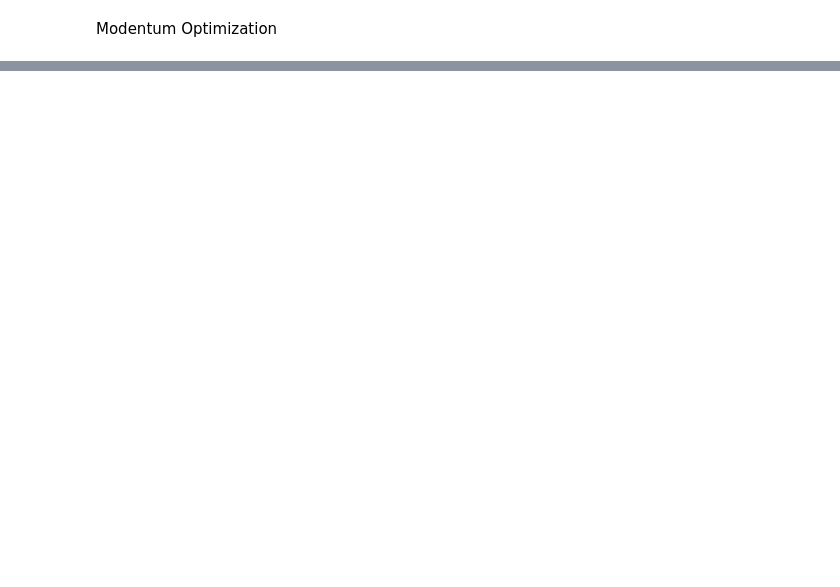
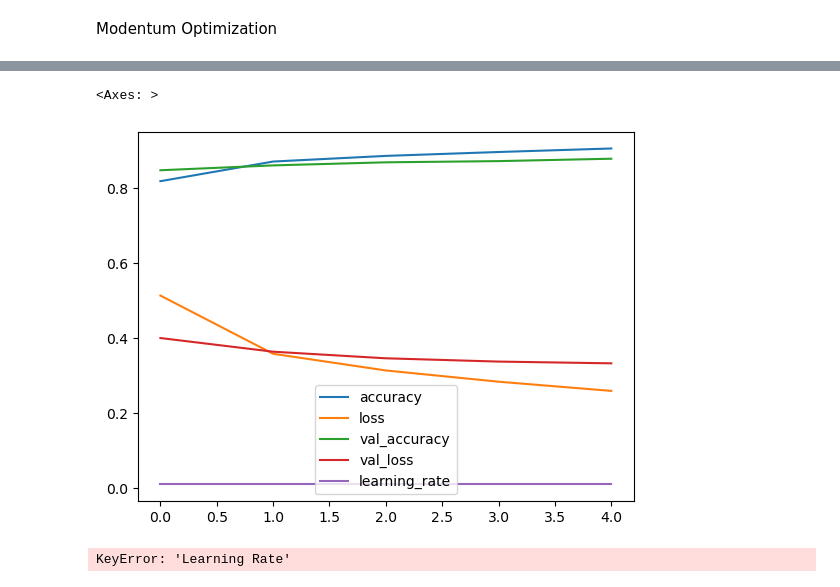
Before and after one commit to nanpiyaporn/641ABI, a Jupyter notebook: Topic 5_ANN/3_train_NN_Piyaporn.ipynb, the cells around one changed output, grey strips where cells are left out. Saved outputs shown, nothing was run; the diff lists cells and outputs as text; code cells hidden in the pictures; blank space fills up the shorter version.

```diff
--- a/Topic 5_ANN/3_train_NN_Piyaporn.ipynb
+++ b/Topic 5_ANN/3_train_NN_Piyaporn.ipynb
@@ -228,0 +237,22 @@ NameError: name 'build_and_train_model' is not defined
+# %%
+## Performance Scheduling
+lr0 = 0.01
+tf.random.set_seed(2024)
+model = tf.keras.models.Sequential([
+    tf.keras.layers.Flatten(input_shape=[28, 28]),
+    tf.keras.layers.Dense(300, activation="relu", kernel_initializer="he_normal"),
+    tf.keras.layers.Dense(200, activation="relu", kernel_initializer="he_normal"),
+    tf.keras.layers.Dense(100, activation="relu", kernel_initializer="he_normal"),
+    tf.keras.layers.Dense(10, activation="softmax")
+])
+
+optimizer = tf.keras.optimizers.SGD(learning_rate=lr0)
+model.compile(
+    loss="sparse_categorical_crossentropy",
+    optimizer=optimizer,
+    metrics=["accuracy"]
+)
+
+lr_scheduler = tf.keras.callbacks.ReduceLROnPlateau(factor=0.5, patience=5)
+
+history = model.fit(X_train_scaled, y_train, epochs=5, validation_data=(X_valid_scaled, y_valid), callbacks=[lr_scheduler])
@@ -228,0 +270,9 @@ NameError: name 'build_and_train_model' is not defined
+# %%
+pd.DataFrame(history.history).plot()
+# %% [output]
+<Axes: >
+[figure, added]
+# %%
+pd.DataFrame(history.history)['Learning Rate'].plot()
+# %% [output]
+KeyError: 'Learning Rate'
```
Also changed, not shown: parts of 7 cells of this notebook, 5 other files.
